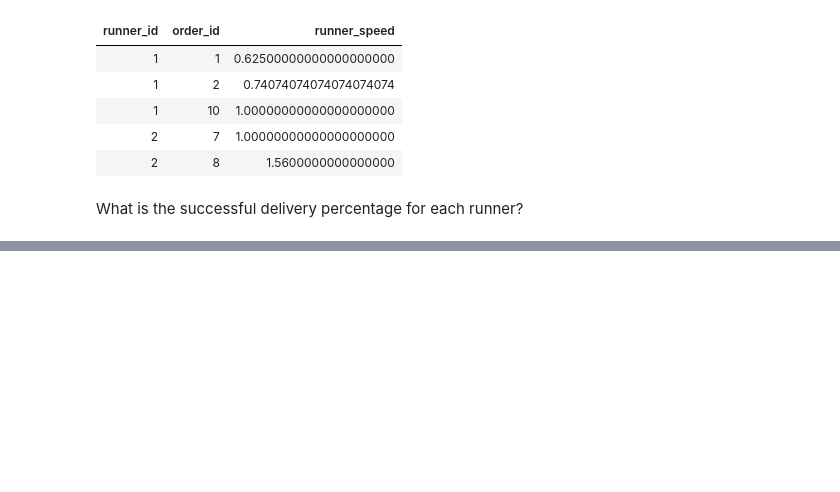
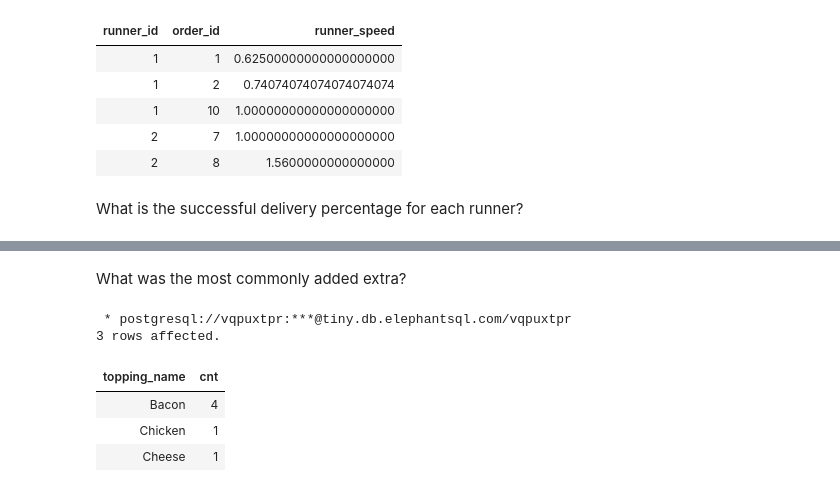
Before and after one commit to ishank296/8weekssqlchallenge, a Jupyter notebook: case_study_02.ipynb, the cells around one changed output, grey strips where cells are left out. Saved outputs shown, nothing was run; the diff lists cells and outputs as text; code cells hidden in the pictures; blank space fills up the shorter version.

```diff
--- a/case_study_02.ipynb
+++ b/case_study_02.ipynb
@@ -471,0 +510,24 @@ What is the successful delivery percentage for each runner?
+# %% [markdown]
+What was the most commonly added extra?
+# %%
+%%sql
+with customer_order_extras as (
+select pizza_id,unnest(string_to_array(extras,',')) extra
+from customer_orders
+where not (extras = ''
+           or extras = 'null'
+           or extras is null)
+)
+select topping_name,
+       count(1) cnt
+from customer_order_extras coe inner join pizza_toppings t on
+ coe.extra::integer = t.topping_id
+group by 1
+order by cnt desc
+# %% [output]
+ * postgresql://vqpuxtpr:***@tiny.db.elephantsql.com/vqpuxtpr
+3 rows affected.
+| topping_name | cnt |
+| Bacon | 4 |
+| Chicken | 1 |
+| Cheese | 1 |
```
Also changed, not shown: parts of 8 cells of this notebook.
